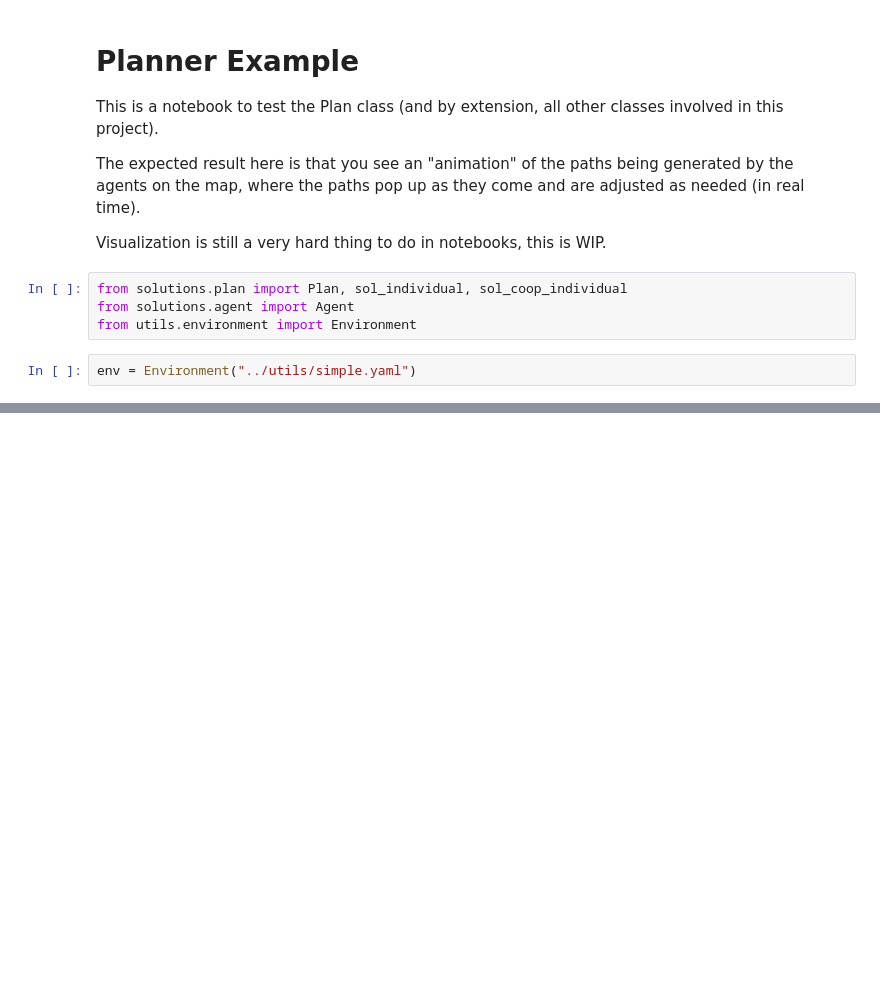
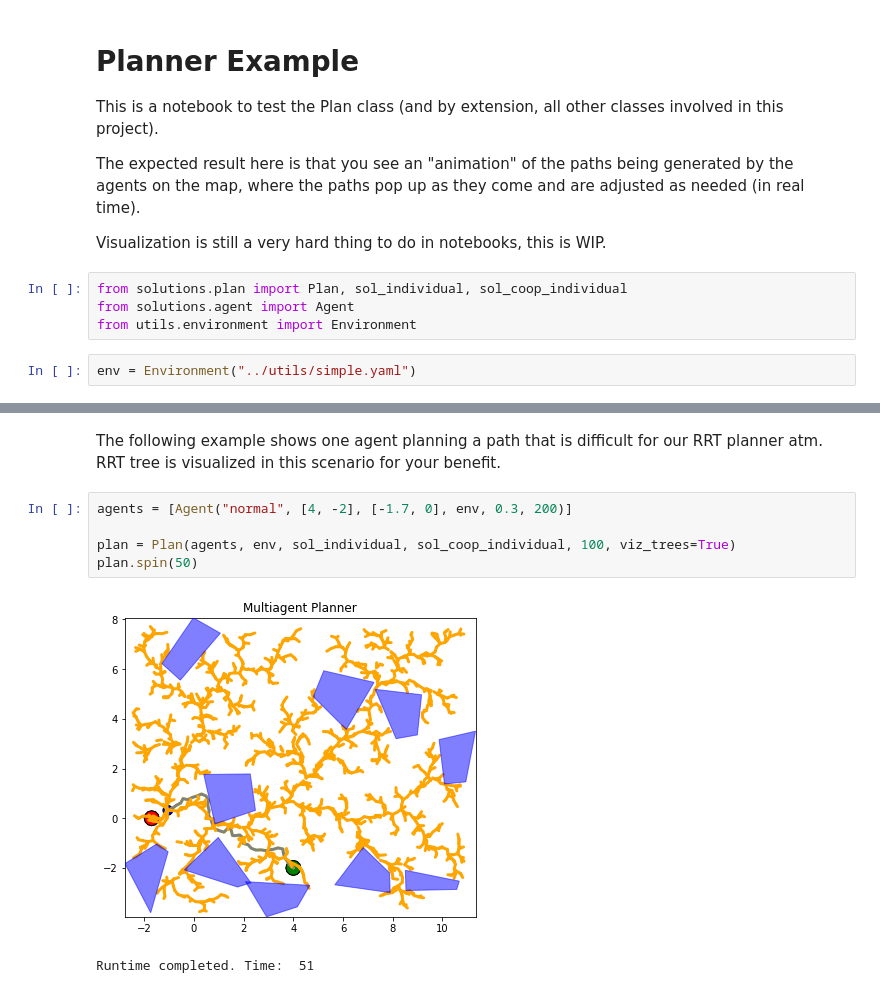
Before and after one commit to cog-rob-spring-2020/distributed-planning, a Jupyter notebook: solutions/planner_example.ipynb, the cells around one changed output, grey strips where cells are left out. Saved outputs shown, nothing was run; the diff lists cells and outputs as text; blank space fills up the shorter version.

```diff
--- a/solutions/planner_example.ipynb
+++ b/solutions/planner_example.ipynb
@@ -23,0 +27,10 @@ Runtime completed.
+# %% [markdown]
+The following example shows one agent planning a path that is difficult for our RRT planner atm. RRT tree is visualized in this scenario for your benefit.
+# %%
+agents = [Agent("normal", [4, -2], [-1.7, 0], env, 0.3, 200)]
+
+plan = Plan(agents, env, sol_individual, sol_coop_individual, 100, viz_trees=True)
+plan.spin(50)
+# %% [output]
+[figure, added]
+Runtime completed. Time:  51
```
Also changed, not shown: parts of 2 cells of this notebook, 4 other files.
